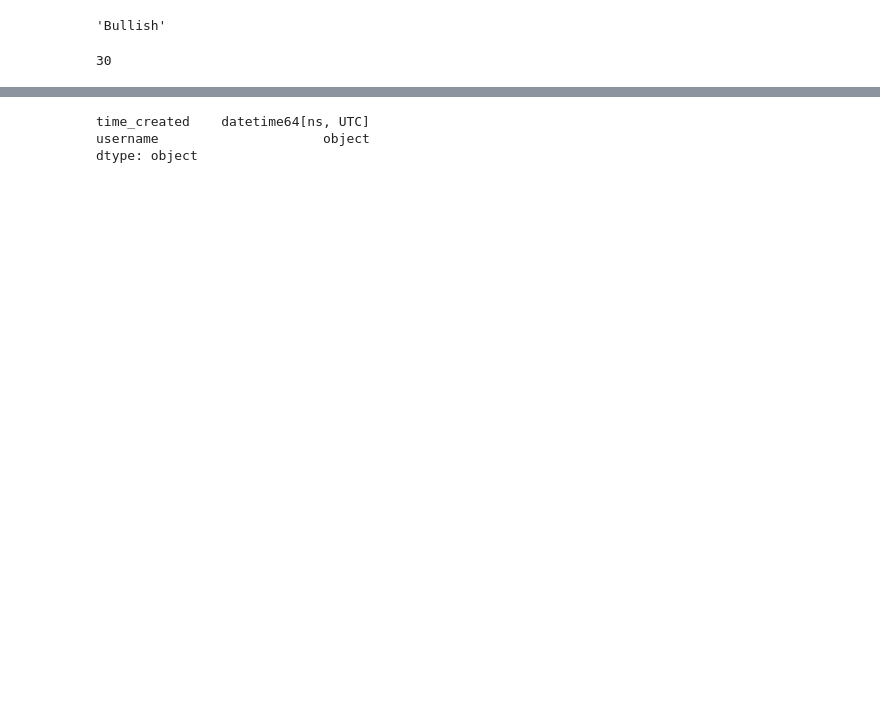
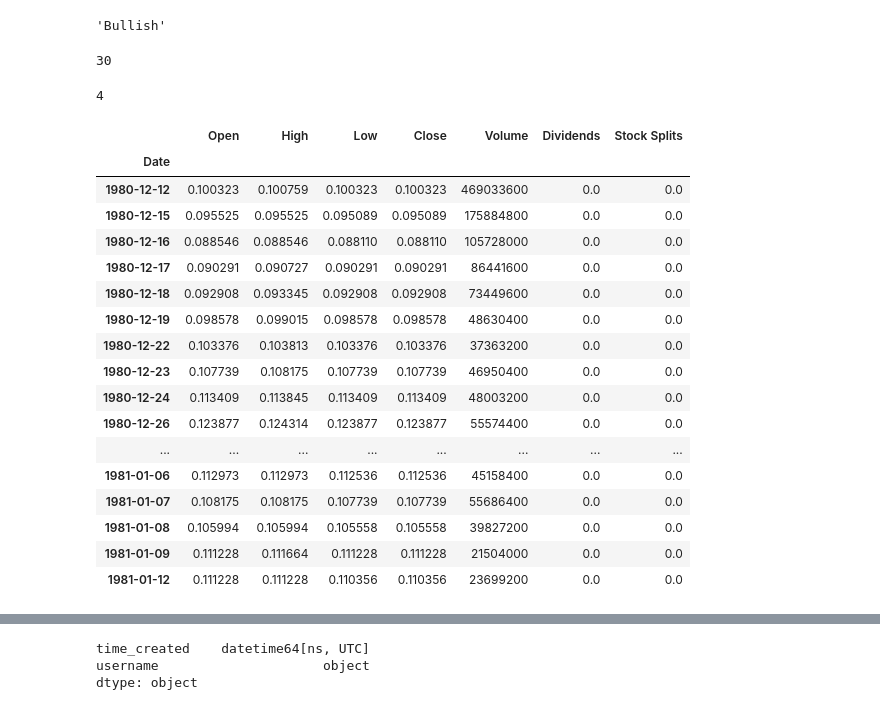
Before and after one commit to tharsoma/mec-mini-projects, a Jupyter notebook: capstone-project/Notebooks/data_clean.ipynb, the cells around one changed output, grey strips where cells are left out. Saved outputs shown, nothing was run; the diff lists cells and outputs as text; code cells hidden in the pictures; blank space fills up the shorter version.

Commit message:
data wrangling, stock prices..

```diff
--- a/capstone-project/Notebooks/data_clean.ipynb
+++ b/capstone-project/Notebooks/data_clean.ipynb
@@ -60,3 +52,37 @@ new_json["entities"][2]["sentiment"]["basic"]
 30
 # %%
 df["username"] = new_json["user"][0]["username"]
+# %%
+import yfinance as yf
+
+appl = yf.Ticker("AAPL")
+hist = appl.history(period="max")
+# %%
+try:
+    x = round(hist.loc['2021-11-6'].Close,3)
+except KeyError:
+    x = 4
+x
+# %% [output]
+4
+# %%
+hist.head(20)
+# %% [output]
+|  | Open | High | Low | Close | Volume | Dividends | Stock Splits |
+| Date |  |  |  |  |  |  |  |
+| 1980-12-12 | 0.100323 | 0.100759 | 0.100323 | 0.100323 | 469033600 | 0.0 | 0.0 |
+| 1980-12-15 | 0.095525 | 0.095525 | 0.095089 | 0.095089 | 175884800 | 0.0 | 0.0 |
+| 1980-12-16 | 0.088546 | 0.088546 | 0.088110 | 0.088110 | 105728000 | 0.0 | 0.0 |
+| 1980-12-17 | 0.090291 | 0.090727 | 0.090291 | 0.090291 | 86441600 | 0.0 | 0.0 |
+| 1980-12-18 | 0.092908 | 0.093345 | 0.092908 | 0.092908 | 73449600 | 0.0 | 0.0 |
+| 1980-12-19 | 0.098578 | 0.099015 | 0.098578 | 0.098578 | 48630400 | 0.0 | 0.0 |
+| 1980-12-22 | 0.103376 | 0.103813 | 0.103376 | 0.103376 | 37363200 | 0.0 | 0.0 |
+| 1980-12-23 | 0.107739 | 0.108175 | 0.107739 | 0.107739 | 46950400 | 0.0 | 0.0 |
+| 1980-12-24 | 0.113409 | 0.113845 | 0.113409 | 0.113409 | 48003200 | 0.0 | 0.0 |
+| 1980-12-26 | 0.123877 | 0.124314 | 0.123877 | 0.123877 | 55574400 | 0.0 | 0.0 |
+| ... | ... | ... | ... | ... | ... | ... | ... |
+| 1981-01-06 | 0.112973 | 0.112973 | 0.112536 | 0.112536 | 45158400 | 0.0 | 0.0 |
+| 1981-01-07 | 0.108175 | 0.108175 | 0.107739 | 0.107739 | 55686400 | 0.0 | 0.0 |
+| 1981-01-08 | 0.105994 | 0.105994 | 0.105558 | 0.105558 | 39827200 | 0.0 | 0.0 |
+| 1981-01-09 | 0.111228 | 0.111664 | 0.111228 | 0.111228 | 21504000 | 0.0 | 0.0 |
+| 1981-01-12 | 0.111228 | 0.111228 | 0.110356 | 0.110356 | 23699200 | 0.0 | 0.0 |
```
Also changed, not shown: parts of 12 cells of this notebook.
